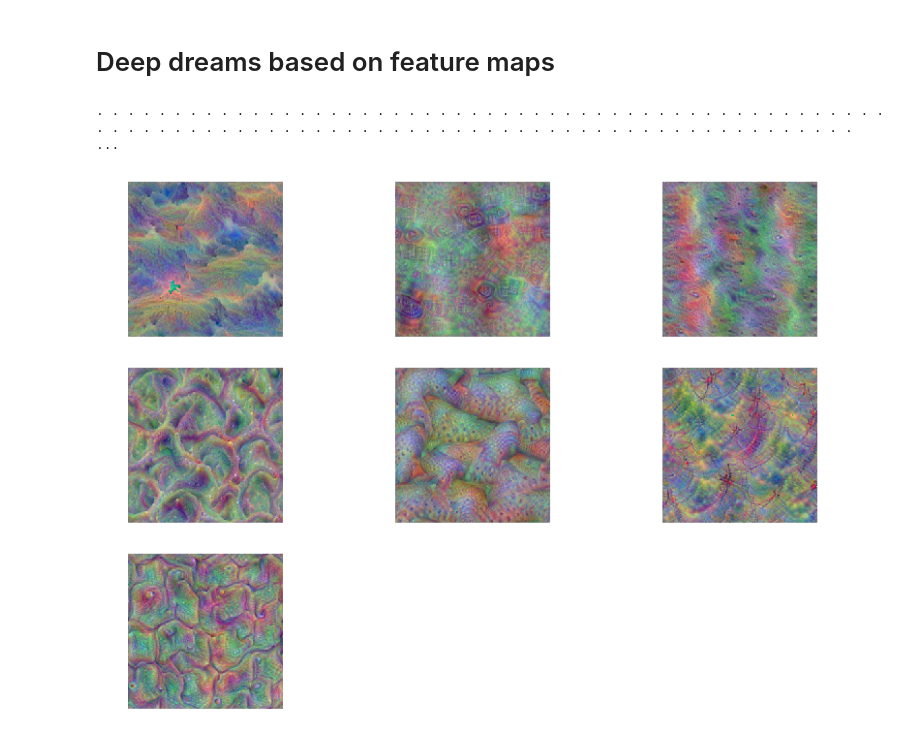
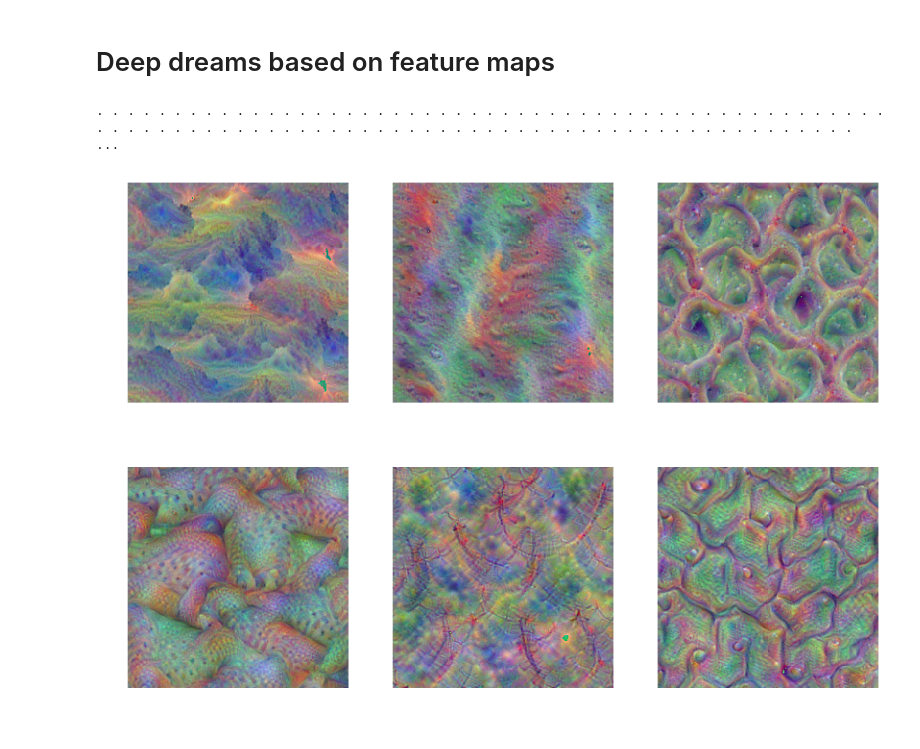
Before and after one commit to PTRRupprecht/Understanding-style-transfer, a Jupyter notebook: Understanding style transfer.ipynb, the cells around one changed output. Saved outputs shown, nothing was run; the diff lists cells and outputs as text; code cells hidden in the pictures.

```diff
--- a/Understanding style transfer.ipynb
+++ b/Understanding style transfer.ipynb
@@ -125,8 +137,9 @@ plt.show()
 # %% [markdown]
 # Compute Gram matrices for layer 29
 # %%
-## Compute the Gram matrices for layer 29 of the network for a bunch of
-## 1) cloud textures and 2) cracked concrete textures
+# Compute the Gram matrices for layer 29 of the network for each 20
+# 1) cloud textures and
+# 2) cracked concrete textures
 
 layerX = layers[29]
 layerX = layerX+':0'
@@ -136,8 +149,10 @@ image = FileList_anima[0]
 img = mpimg.imread(image)
 activations = sess.run(layerX,{t_input: img})
 
+# Z is the 3d matrix containing the 40 2d Gram matrices for the 40 input images
 Z = np.zeros((activations.shape[3],activations.shape[3],40))
 
+# compute Z for cloud pictures
 FileList_anima = glob.glob('clouds/*.jpg')
 for idx in range(20):
     print(idx)
@@ -152,6 +167,7 @@ for idx in range(20):
             B = np.squeeze(activations[0,:,:,kk])
             Z[jj,kk,idx] = np.corrcoef(A.flatten(),B.flatten())[0,1]
 
+# compute Z for cracked concrete pictures
 FileList_anima = glob.glob('cracked_concrete/*.jpg')
 for idx in range(20):
     print(idx+20)
@@ -165,11 +181,6 @@ for idx in range(20):
         for kk in range(activations.shape[3]):
             B = np.squeeze(activations[0,:,:,kk])
             Z[jj,kk,idx+20] = np.corrcoef(A.flatten(),B.flatten())[0,1]
-
-ZX = np.zeros((40,40))
-for jj in range(40):
-    for kk in range(40):
-        ZX[jj,kk] = np.corrcoef(Z[:,:,jj].flatten(),Z[:,:,kk].flatten())[0,1]
 # %% [markdown]
 # Define the deep dream algorithm
 # %%
@@ -289,7 +321,7 @@ def render_lapnorm(t_obj, img0=img_noise, visfunc=visstd,
 # Examples of input images and feature maps
 # %%
 # plot a couple of input images and the resulting feature maps (=activation patterns)
-%matplotlib inline
+
 plt.rcParams["figure.figsize"] = (14,10)
 plt.figure(4)
 for kk in range(4):
@@ -323,7 +355,9 @@ for kk in range(4):
         if kk == 0:
             plt.subplot(7,5, 5 + 5*(jj+1))
             layer = 'mixed4c_3x3_pre_relu/conv'
-            render_lapnorm(T(layer)[:,:,:,feature_map_indizes[jj]],figindex=0,img0=np.random.uniform(size=(50,68,3)) + 100.0)
+            # call the Deep Dream function ('render_lapnorm') which has been defined above
+            render_lapnorm(T(layer)[:,:,:,feature_map_indizes[jj]],figindex=0, \
+                           img0=np.random.uniform(size=(50,68,3)) + 100.0)
             plt.axis('off')
 # %% [output]
 . . . . . . . . . . . . . . . . . . . . . . . . . . . . . . . . . . . . . . . . . . . . . . . . . . . . . . . . . . . . . . . . . . . . . . . . . . . . . . . . . . . . . . . . . . . . . . . . . . . .  ...
@@ -371,8 +410,10 @@ for kk in range(20):
 # %% [markdown]
 # Deep dreams based on feature maps
 # %%
-## Deep dreams based on feature maps
+# Each of the 7 clusters (computed above) of the Gram matrix contains a number of features.
+# In the following, the activations of those features are maximizes separately for of the seven clusters. (TX1-TX7)
 
+# Add up the feature maps for each cluster to define the optimization objective
 TX1 = T(layer)[:,:,:,order_indizes[0]]- T(layer)[:,:,:,order_indizes[0]]
 TX2 = T(layer)[:,:,:,order_indizes[0]]- T(layer)[:,:,:,order_indizes[0]]
 TX3 = T(layer)[:,:,:,order_indizes[0]]- T(layer)[:,:,:,order_indizes[0]]
@@ -383,39 +424,40 @@ TX7 = T(layer)[:,:,:,order_indizes[0]]- T(layer)[:,:,:,order_indizes[0]]
 for kk in range(len(order_indizes)):
     if indizes[kk] == 0:
         TX1 = TX1 + T(layer)[:,:,:,kk]
     elif indizes[kk] == 1:
         TX2 = TX2 + T(layer)[:,:,:,kk]
     elif indizes[kk] == 2:
         TX3 = TX3 + T(layer)[:,:,:,kk]
     elif indizes[kk] == 3:
         TX4 = TX4 + T(layer)[:,:,:,kk]
     elif indizes[kk] == 4:
         TX5 = TX5 + T(layer)[:,:,:,kk]
     elif indizes[kk] == 5:
         TX6 = TX6 + T(layer)[:,:,:,kk]
     elif indizes[kk] == 6:
         TX7 = TX7 + T(layer)[:,:,:,kk]
 
+# compute and show deep dream images
+# cluster 2 is left out for plotting
+# clusters 1,3,4,5,6 and 7 are shown
 
 img1 = np.random.uniform(size=(120,120,3)) + 100.0
 plt.figure(332)
-for kk in range(7):
-    ax = plt.subplot(3, 3, kk+1)
+for kk in range(6):
+    ax = plt.subplot(2,3, kk+1)
     if kk == 0:
         render_lapnorm(TX1,figindex=0,img0=img1)
     elif kk == 1:
-        render_lapnorm(TX2,figindex=0,img0=img1)
+        render_lapnorm(TX3,figindex=0,img0=img1)
     elif kk == 2:
-        render_lapnorm(TX3,figindex=0,img0=img1)
+        render_lapnorm(TX4,figindex=0,img0=img1)
     elif kk == 3:
-        render_lapnorm(TX4,figindex=0,img0=img1)
+        render_lapnorm(TX5,figindex=0,img0=img1)
     elif kk == 4:
-        render_lapnorm(TX5,figindex=0,img0=img1)
+        render_lapnorm(TX6,figindex=0,img0=img1)
     elif kk == 5:
-        render_lapnorm(TX6,figindex=0,img0=img1)
-    elif kk == 6:
         render_lapnorm(TX7,figindex=0,img0=img1)
     plt.axis('off')
 # %% [output]
 . . . . . . . . . . . . . . . . . . . . . . . . . . . . . . . . . . . . . . . . . . . . . . . . . . . . . . . . . . . . . . . . . . . . . . . . . . . . . . . . . . . . . . . . . . . . . . . . . . . .  ...
-[figure, old version]
+[figure, new version]
```
Also changed, not shown: parts of 11 cells of this notebook.
